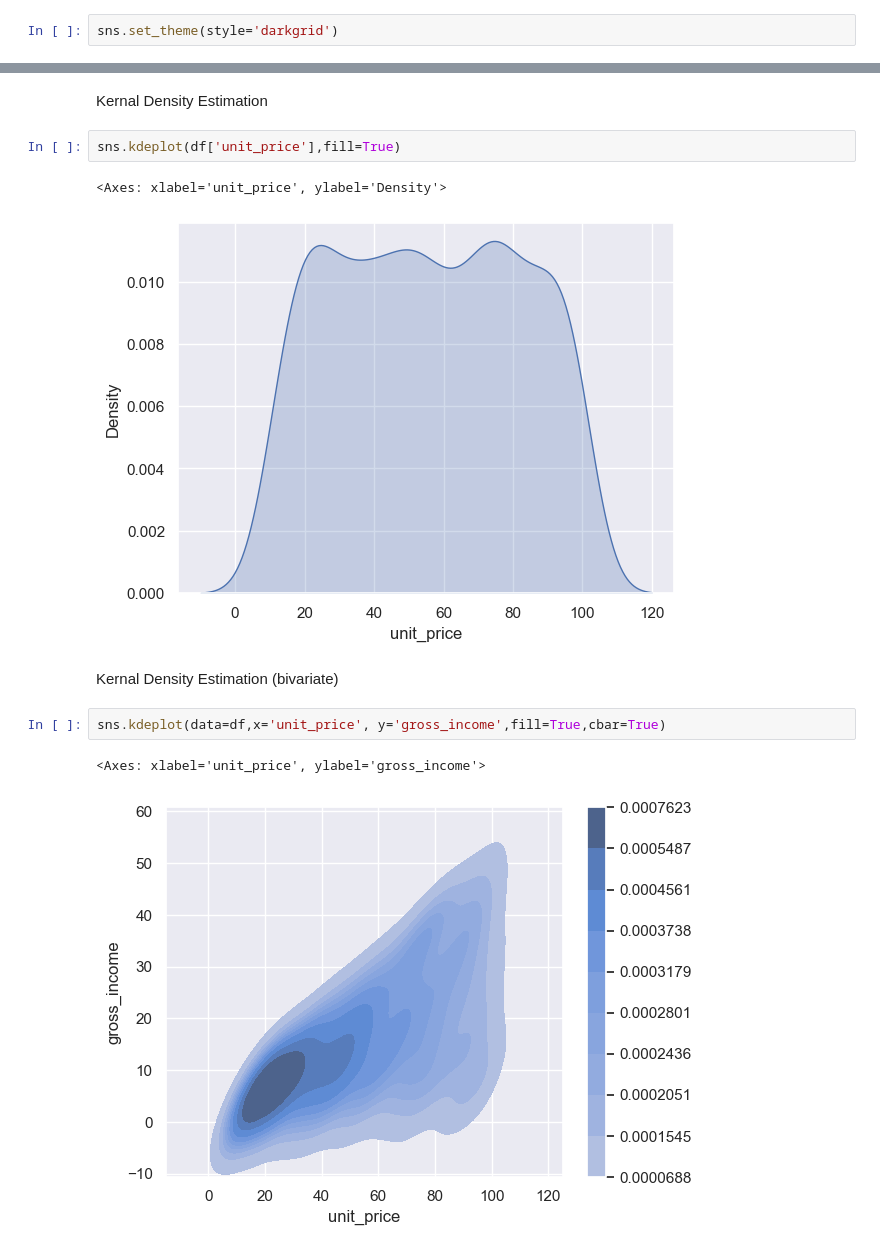
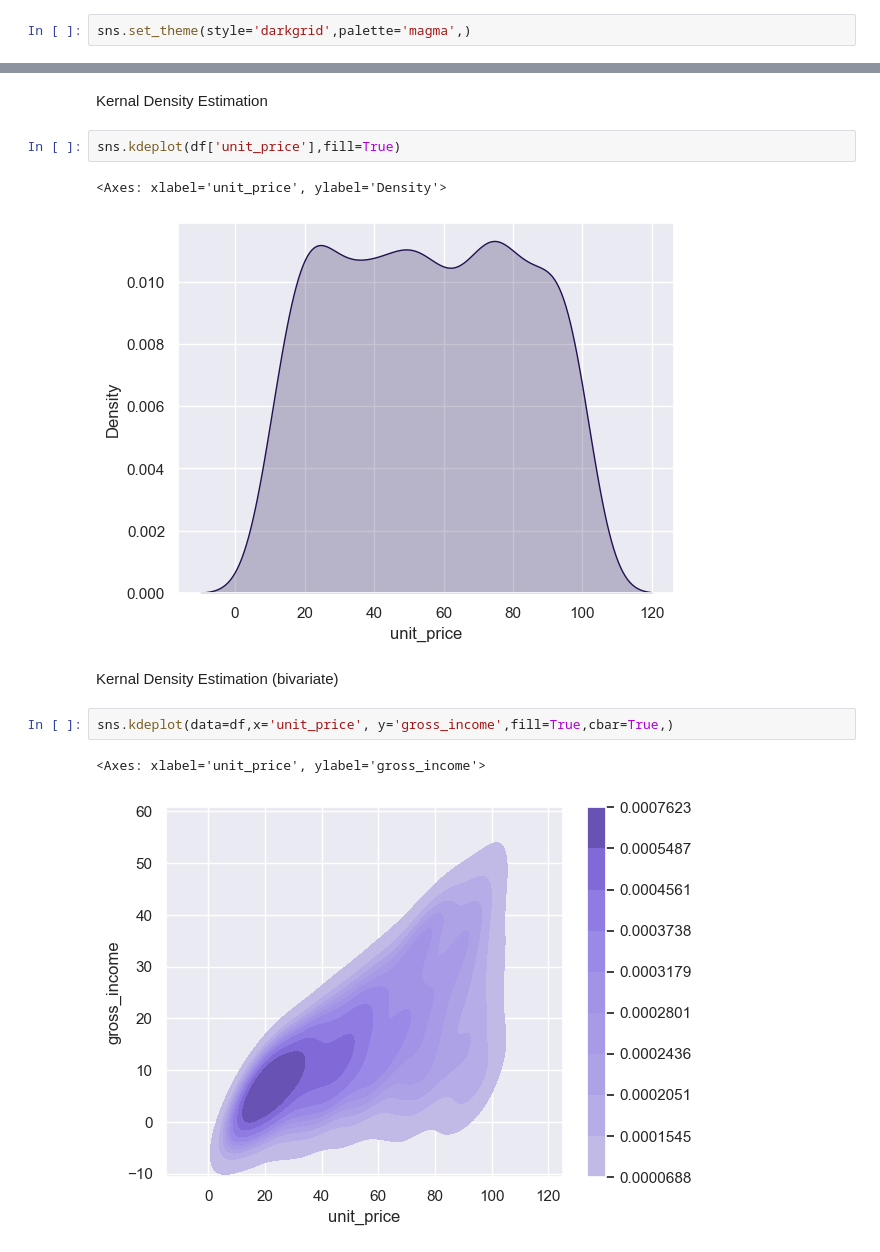
Before and after one commit to NourMansour911/sns_supermarket, a Jupyter notebook: supermarket_sns/cln_market.ipynb, the cells around one changed output, grey strips where cells are left out. Drawn from its saved outputs; the diff is of its cells as text.

```diff
--- a/supermarket_sns/cln_market.ipynb
+++ b/supermarket_sns/cln_market.ipynb
@@ -51,7 +51,7 @@ Index(['unit_price', 'quantity', 'tax_5%', 'total', 'rating', 'cogs',
 # %% [markdown]
 ## Plotting the Data
 # %%
-sns.set_theme(style='darkgrid')
+sns.set_theme(style='darkgrid',palette='magma',)
 # %% [markdown]
 ### Relational Plots
 # %% [markdown]
@@ -113,11 +192,11 @@ Kernal Density Estimation
 sns.kdeplot(df['unit_price'],fill=True)
 # %% [output]
 <Axes: xlabel='unit_price', ylabel='Density'>
-[figure, old version]
+[figure, new version]
 # %% [markdown]
 Kernal Density Estimation (bivariate)
 # %%
-sns.kdeplot(data=df,x='unit_price', y='gross_income',fill=True,cbar=True)
+sns.kdeplot(data=df,x='unit_price', y='gross_income',fill=True,cbar=True,)
 # %% [output]
 <Axes: xlabel='unit_price', ylabel='gross_income'>
-[figure, old version]
+[figure, new version]
```
Also changed, not shown: parts of 28 cells of this notebook, 1 other file.
